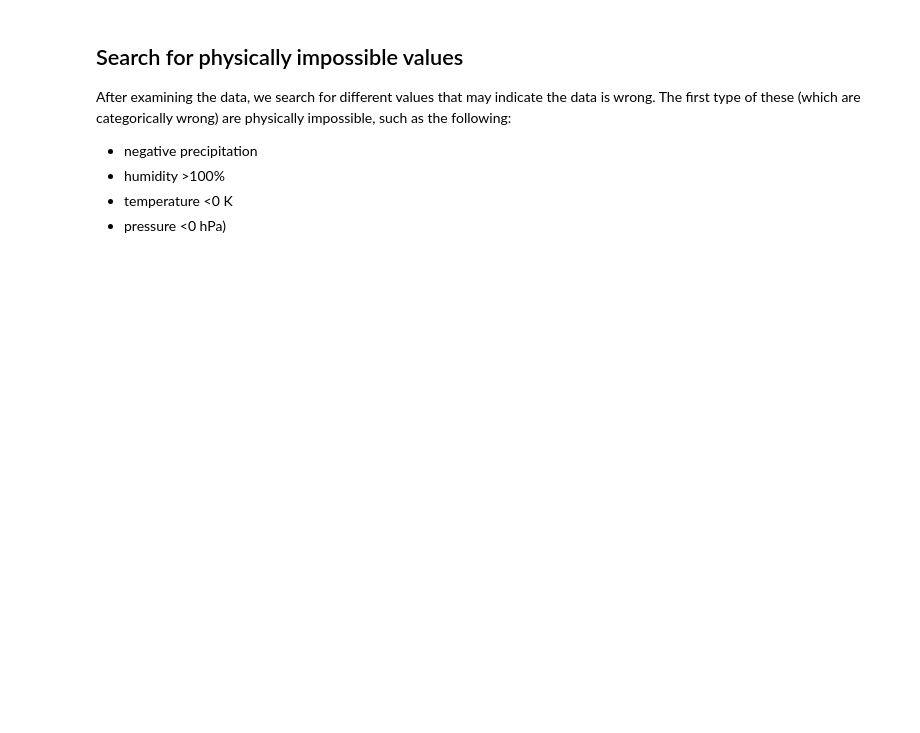
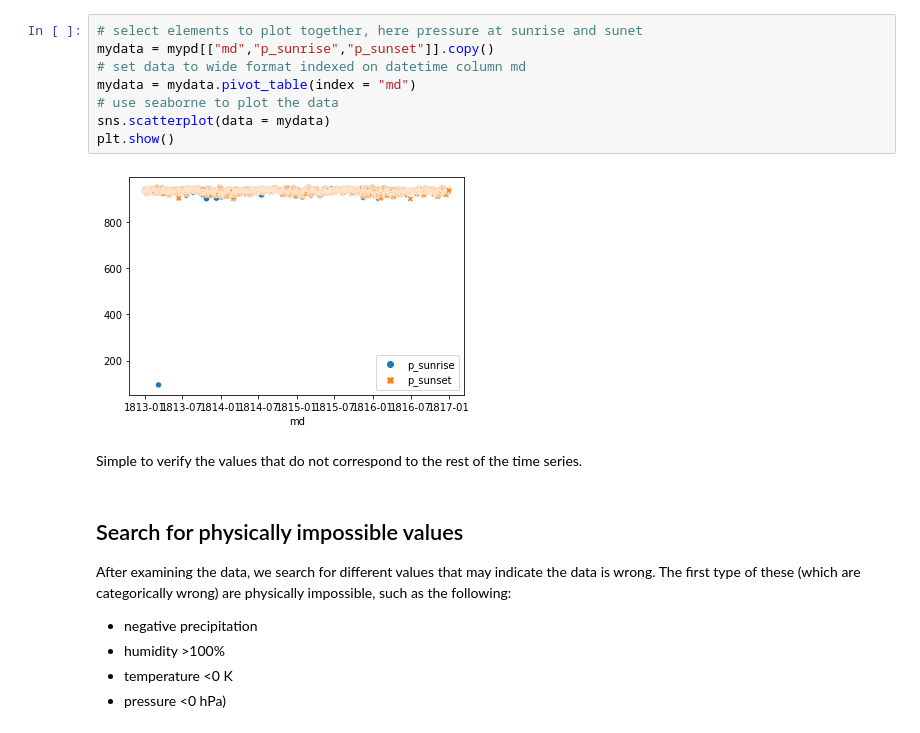
Before and after one commit to thorerismann/wcdata, a Jupyter notebook: exercisetwo.ipynb, the cells around one changed output. Saved outputs shown, nothing was run; the diff lists cells and outputs as text; blank space fills up the shorter version.

```diff
--- a/exercisetwo.ipynb
+++ b/exercisetwo.ipynb
@@ -50,3 +83,15 @@ The only values in the morning rain column are [0 1]
+# %%
+# select elements to plot together, here pressure at sunrise and sunet
+mydata = mypd[["md","p_sunrise","p_sunset"]].copy()
+# set data to wide format indexed on datetime column md
+mydata = mydata.pivot_table(index = "md")
+# use seaborne to plot the data
+sns.scatterplot(data = mydata)
+plt.show()
+# %% [output]
+[figure, added]
+# %% [markdown]
+Simple to verify the values that do not correspond to the rest of the time series.
 # %% [markdown]
 ## Search for physically impossible values
 
```
Also changed, not shown: parts of 10 cells of this notebook, 3 other files.
